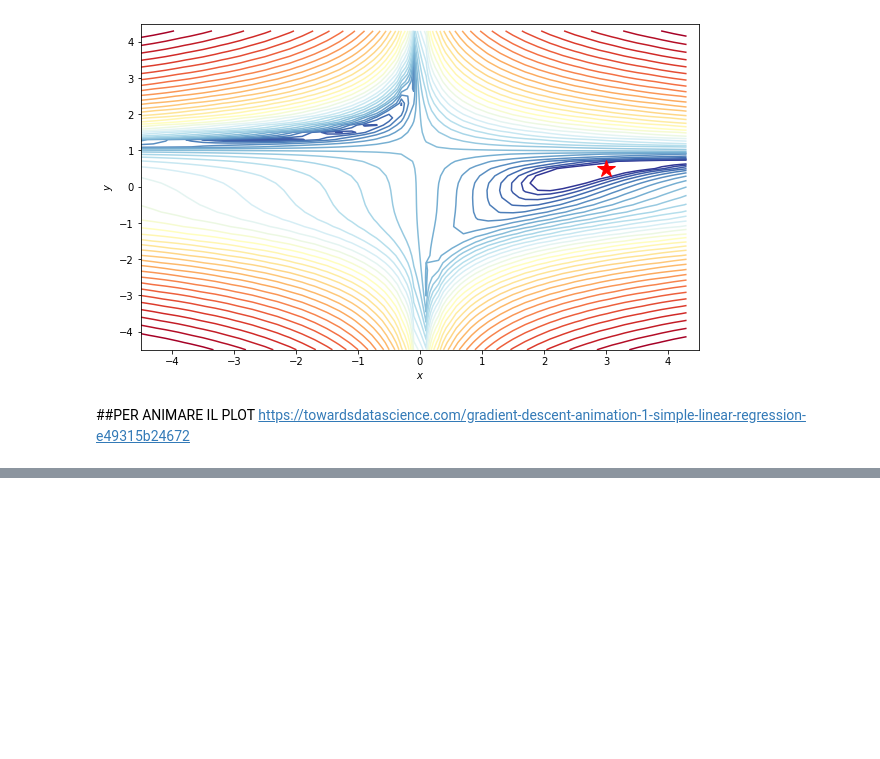
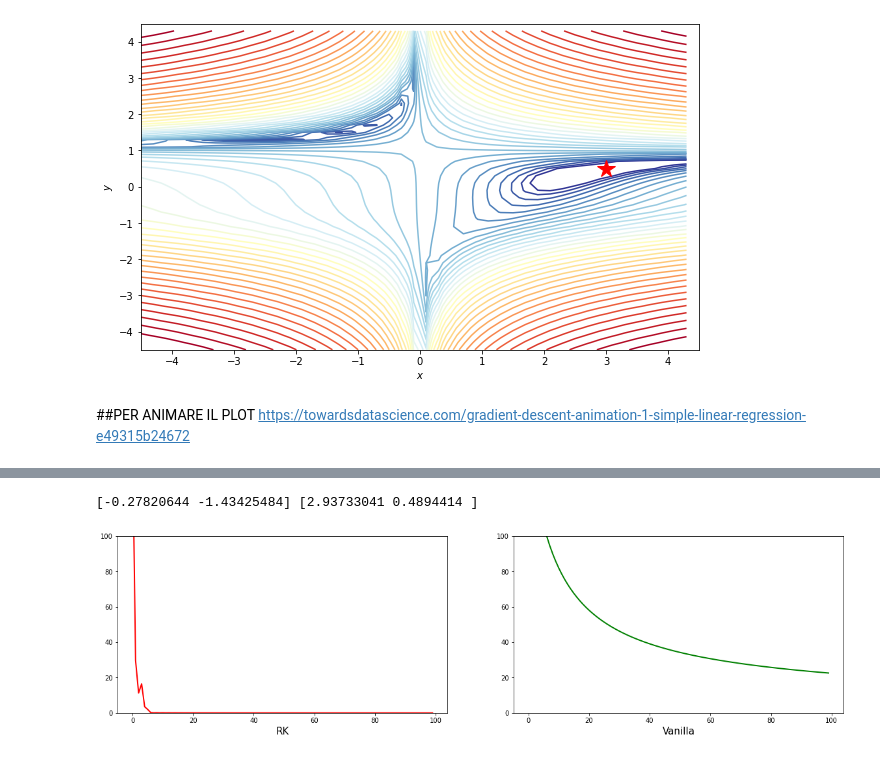
Before and after one commit to SimonePip/FDS, a Jupyter notebook: Final_project/FDS_Final_Project.ipynb, the cells around one changed output, grey strips where cells are left out. Cells and saved outputs as stored; diff of their text form; code cells hidden in the pictures; blank space fills up the shorter version.

```diff
--- a/Final_project/FDS_Final_Project.ipynb
+++ b/Final_project/FDS_Final_Project.ipynb
@@ -134,0 +162,44 @@ print(theta_final)
+# %%
+def gradient_descent(theta, features, target, lr, num_steps,loss,GD_type,gradient_function,beta):
+
+    loss_history = np.zeros(num_steps)
+    parameter_traj=np.zeros((num_steps,2))
+    for step in range(num_steps):
+        parameter_traj[step]=theta
+        loss_history[step]=loss(theta,features,target)
+        theta=GD_type(theta,loss,gradient_function,lr,beta)
+
+    return theta, loss_history, parameter_traj
+# %%
+# Initialize theta0
+#inizializzazioni da dove convergiamo meglio
+#[-1,-1],[3,-3],[3,3],[-1,-4]
+
+
+theta0 = np.array([-1,-2])
+
+# Run Gradient Ascent method
+n_iter=100
+theta_final_vanilla, log_l_history_vanilla,descent_trajectory_vanilla = gradient_descent(theta0,features=theta0,target=theta0,lr=0.0001,
+                                                        num_steps=n_iter,loss=beales_function,
+                                                        GD_type=vanilla_descent,gradient_function=beales_gradient,
+                                                        beta=0.01)
+
+theta_final_RK, log_l_history_RK,descent_trajectory_RK = gradient_descent(theta0,features=theta0,target=theta0,lr=0.0001,
+                                                   num_steps=n_iter,loss=beales_function,
+                                                   GD_type=RK_2_adaptive_gradient,gradient_function=beales_gradient,
+                                                   beta=0.01)
+print(theta_final_vanilla,theta_final_RK)
+# %% [output]
+[-0.27820644 -1.43425484] [2.93733041 0.4894414 ]
+# %%
+fig, (ax1, ax2,) = plt.subplots(1, 2,figsize=(20,5))
+ax1.plot(log_l_history_RK,color="red",linewidth=2)
+ax1.set_xlabel("RK",fontsize=15)
+ax1.set_ylim([0, 100])
+ax2.plot(log_l_history_vanilla,color="green",linewidth=2)
+ax2.set_xlabel("Vanilla",fontsize=15)
+ax2.set_ylim([0, 100])
+plt.show()
+# %% [output]
+[figure, added]
```
Also changed, not shown: parts of 14 cells of this notebook.
